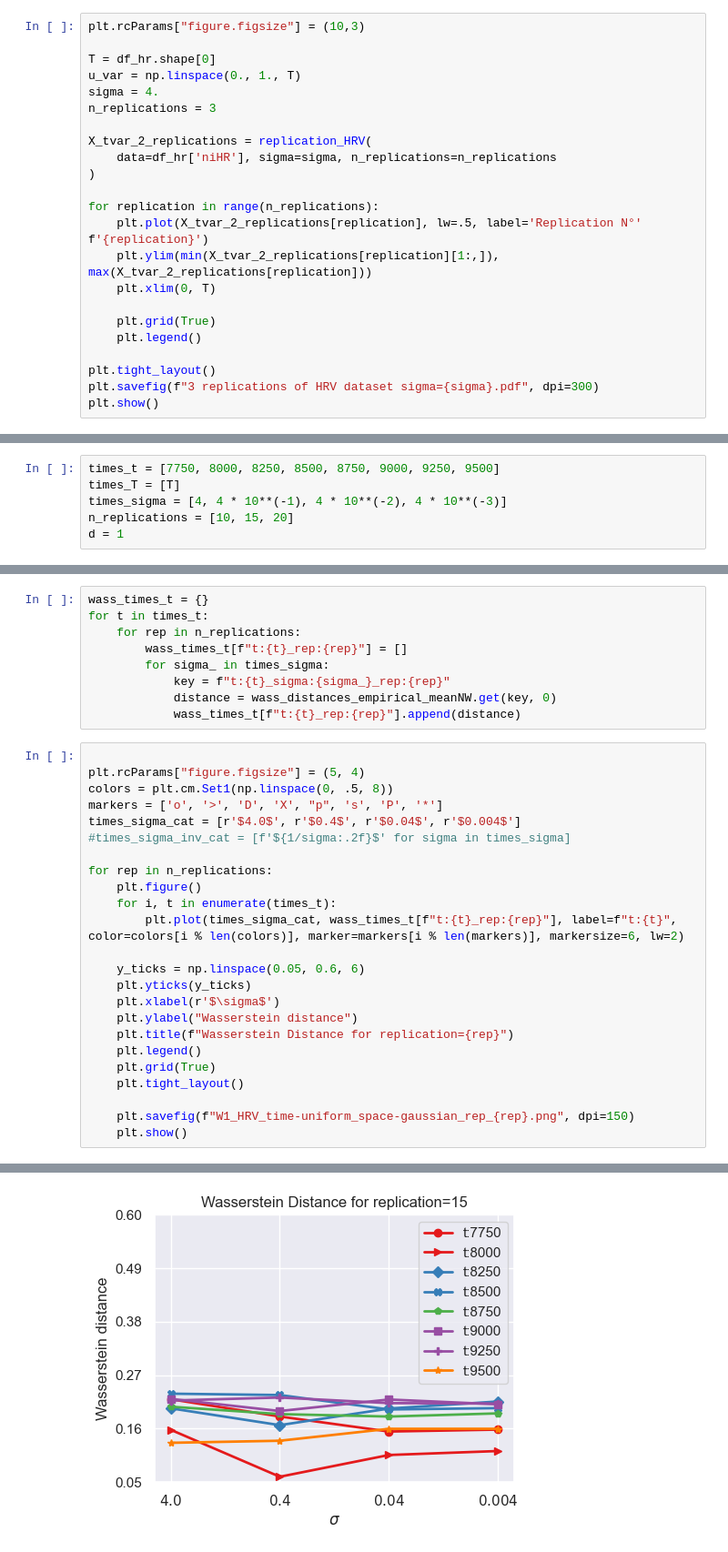
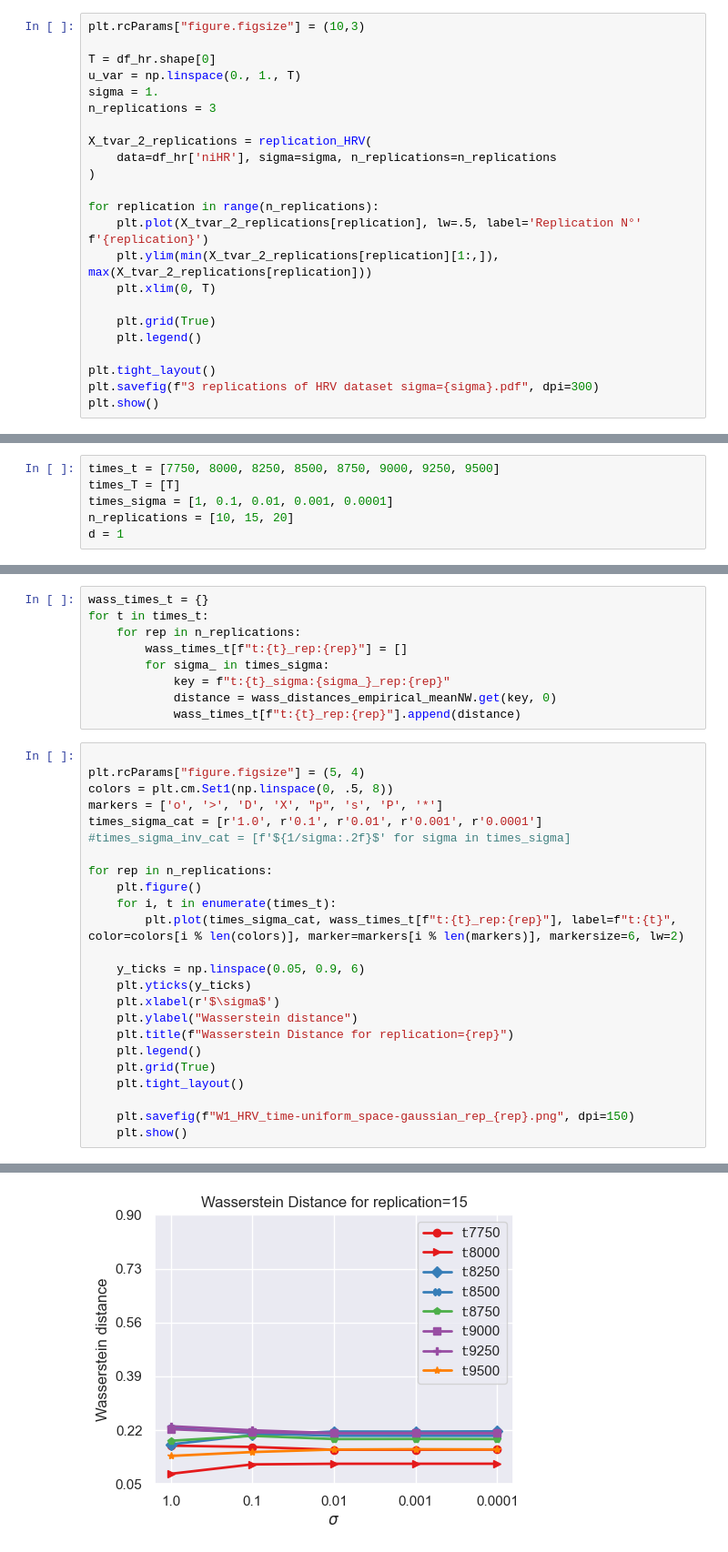
Before and after one commit to mzalaya/wasslsp, a Jupyter notebook: notebooks/clean-real/HRV-various-sigmas-reps.ipynb, the cells around one changed output, grey strips where cells are left out. Shown at 91% size. Cells and saved outputs as stored; diff of their text form.

Commit message:
changed sigmas

```diff
--- a/notebooks/clean-real/HRV-various-sigmas-reps.ipynb
+++ b/notebooks/clean-real/HRV-various-sigmas-reps.ipynb
@@ -80,7 +80,7 @@ plt.rcParams["figure.figsize"] = (10,3)
 
 T = df_hr.shape[0]
 u_var = np.linspace(0., 1., T)
-sigma = 4.
+sigma = 1.
 n_replications = 3
 
 X_tvar_2_replications = replication_HRV(
@@ -105,7 +105,7 @@ plt.show()
 # %%
 times_t = [7750, 8000, 8250, 8500, 8750, 9000, 9250, 9500]
 times_T = [T]
-times_sigma = [4, 4 * 10**(-1), 4 * 10**(-2), 4 * 10**(-3)]
+times_sigma = [1, 0.1, 0.01, 0.001, 0.0001]
 n_replications = [10, 15, 20]
 d = 1
 # %%
@@ -371,7 +372,7 @@ for t in times_t:
 plt.rcParams["figure.figsize"] = (5, 4)
 colors = plt.cm.Set1(np.linspace(0, .5, 8))
 markers = ['o', '>', 'D', 'X', "p", 's', 'P', '*']
-times_sigma_cat = [r'$4.0$', r'$0.4$', r'$0.04$', r'$0.004$']
+times_sigma_cat = [r'1.0', r'0.1', r'0.01', r'0.001', r'0.0001']
 #times_sigma_inv_cat = [f'${1/sigma:.2f}$' for sigma in times_sigma]
 
 for rep in n_replications:
@@ -379,7 +380,7 @@ for rep in n_replications:
     for i, t in enumerate(times_t):
         plt.plot(times_sigma_cat, wass_times_t[f"t:{t}_rep:{rep}"], label=f"t:{t}", color=colors[i % len(colors)], marker=markers[i % len(markers)], markersize=6, lw=2)
 
-    y_ticks = np.linspace(0.05, 0.6, 6)
+    y_ticks = np.linspace(0.05, 0.9, 6)
     plt.yticks(y_ticks)
     plt.xlabel(r'$\sigma$')
     plt.ylabel("Wasserstein distance")
@@ -395 +396 @@ for rep in n_replications:
-[figure, old version]
+[figure, new version]
```
Also changed, not shown: parts of 5 cells of this notebook, 5 other files.
